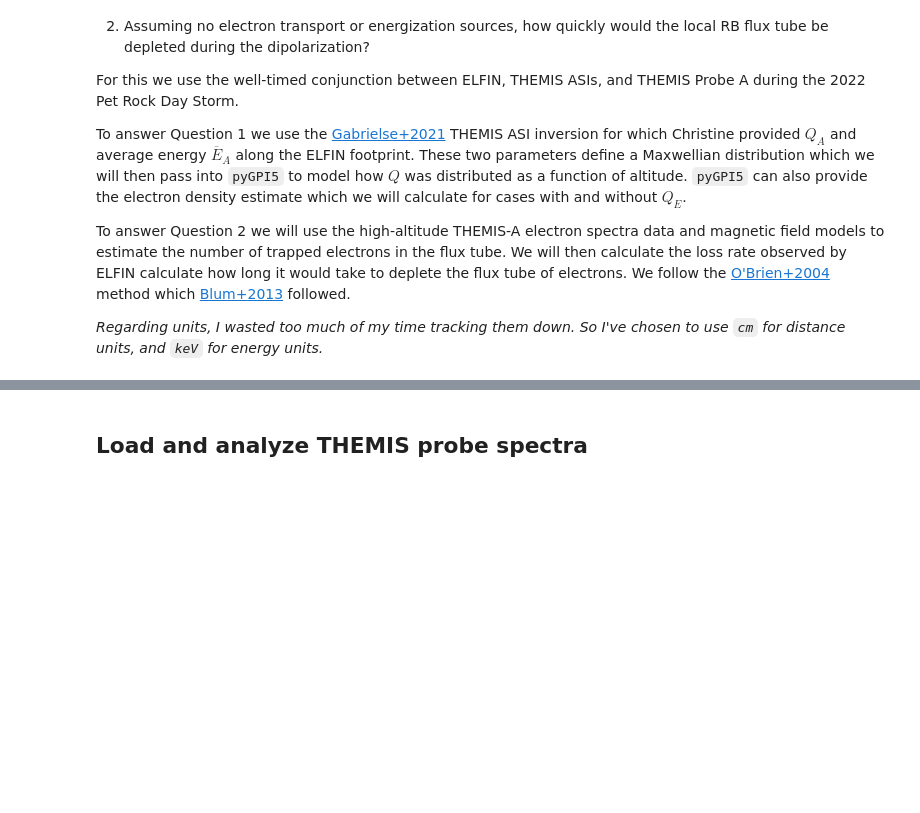
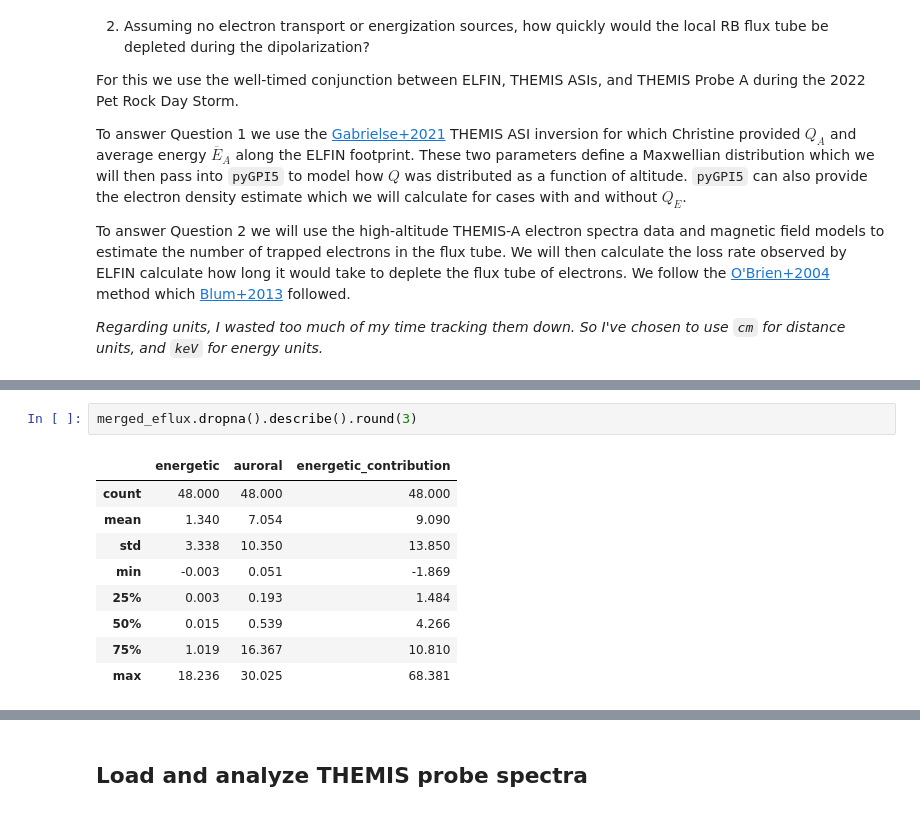
Before and after one commit to mshumko/elfinasi, a Jupyter notebook: src/20220904_substorm_study/energy_number_flux/20220904_elfin_themis_nflux_eflux.ipynb, the cells around one changed output, grey strips where cells are left out. Cells and saved outputs as stored; diff of their text form; blank space fills up the shorter version.

```diff
--- a/src/20220904_substorm_study/energy_number_flux/20220904_elfin_themis_nflux_eflux.ipynb
+++ b/src/20220904_substorm_study/energy_number_flux/20220904_elfin_themis_nflux_eflux.ipynb
@@ -60,0 +152,12 @@ R_E = 6378.137  # km
+# %%
+merged_eflux.dropna().describe().round(3)
+# %% [output]
+|  | energetic | auroral | energetic_contribution |
+| count | 48.000 | 48.000 | 48.000 |
+| mean | 1.340 | 7.054 | 9.090 |
+| std | 3.338 | 10.350 | 13.850 |
+| min | -0.003 | 0.051 | -1.869 |
+| 25% | 0.003 | 0.193 | 1.484 |
+| 50% | 0.015 | 0.539 | 4.266 |
+| 75% | 1.019 | 16.367 | 10.810 |
+| max | 18.236 | 30.025 | 68.381 |
```
Also changed, not shown: parts of 34 cells of this notebook.
